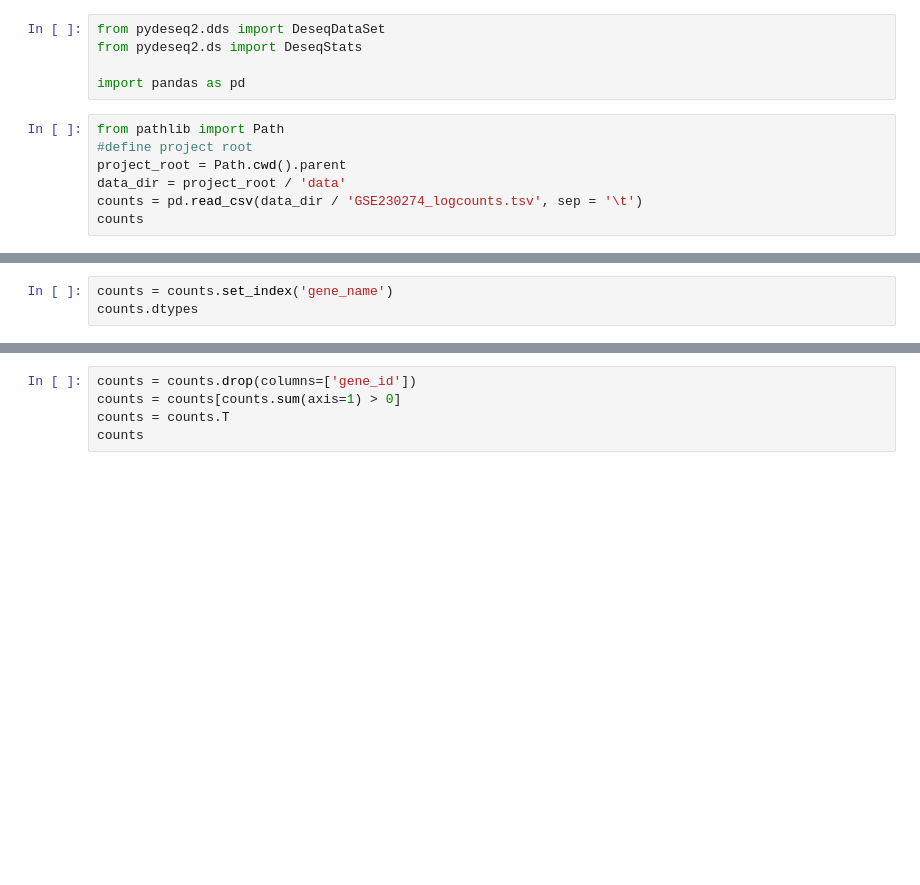
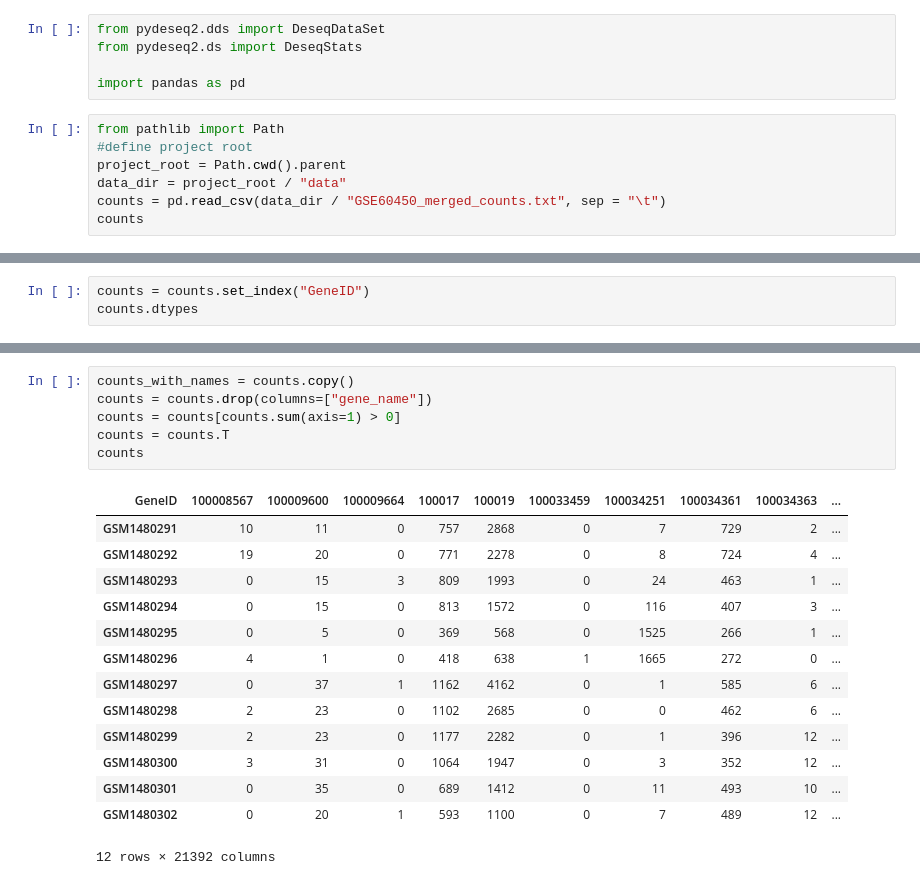
Before and after one commit to RongMonica/RNAseq_pipeline, a Jupyter notebook: scripts/03_pyDEseq2_analysis.ipynb, the cells around one changed output, grey strips where cells are left out. Saved outputs shown, nothing was run; the diff lists cells and outputs as text; blank space fills up the shorter version.

```diff
--- a/scripts/03_pyDEseq2_analysis.ipynb
+++ b/scripts/03_pyDEseq2_analysis.ipynb
@@ -9,6 +27,6 @@ import pandas as pd
 from pathlib import Path
 #define project root
 project_root = Path.cwd().parent
-data_dir = project_root / 'data'
-counts = pd.read_csv(data_dir / 'GSE230274_logcounts.tsv', sep = '\t')
+data_dir = project_root / "data"
+counts = pd.read_csv(data_dir / "GSE60450_merged_counts.txt", sep = "\t")
 counts
@@ -15,3 +47,3 @@ counts
 # %%
-counts = counts.set_index('gene_name')
+counts = counts.set_index("GeneID")
 counts.dtypes
@@ -18,6 +65,22 @@ counts.dtypes
 # %%
-counts = counts.drop(columns=['gene_id'])
+counts_with_names = counts.copy()
+counts = counts.drop(columns=["gene_name"])
 counts = counts[counts.sum(axis=1) > 0]
 counts = counts.T
 counts
+# %% [output]
+| GeneID | 100008567 | 100009600 | 100009664 | 100017 | 100019 | 100033459 | 100034251 | 100034361 | 100034363 | ... |
+| GSM1480291 | 10 | 11 | 0 | 757 | 2868 | 0 | 7 | 729 | 2 | ... |
+| GSM1480292 | 19 | 20 | 0 | 771 | 2278 | 0 | 8 | 724 | 4 | ... |
+| GSM1480293 | 0 | 15 | 3 | 809 | 1993 | 0 | 24 | 463 | 1 | ... |
+| GSM1480294 | 0 | 15 | 0 | 813 | 1572 | 0 | 116 | 407 | 3 | ... |
+| GSM1480295 | 0 | 5 | 0 | 369 | 568 | 0 | 1525 | 266 | 1 | ... |
+| GSM1480296 | 4 | 1 | 0 | 418 | 638 | 1 | 1665 | 272 | 0 | ... |
+| GSM1480297 | 0 | 37 | 1 | 1162 | 4162 | 0 | 1 | 585 | 6 | ... |
+| GSM1480298 | 2 | 23 | 0 | 1102 | 2685 | 0 | 0 | 462 | 6 | ... |
+| GSM1480299 | 2 | 23 | 0 | 1177 | 2282 | 0 | 1 | 396 | 12 | ... |
+| GSM1480300 | 3 | 31 | 0 | 1064 | 1947 | 0 | 3 | 352 | 12 | ... |
+| GSM1480301 | 0 | 35 | 0 | 689 | 1412 | 0 | 11 | 493 | 10 | ... |
+| GSM1480302 | 0 | 20 | 1 | 593 | 1100 | 0 | 7 | 489 | 12 | ... |
+12 rows × 21392 columns
 # %%
```
Also changed, not shown: parts of 7 cells of this notebook.
